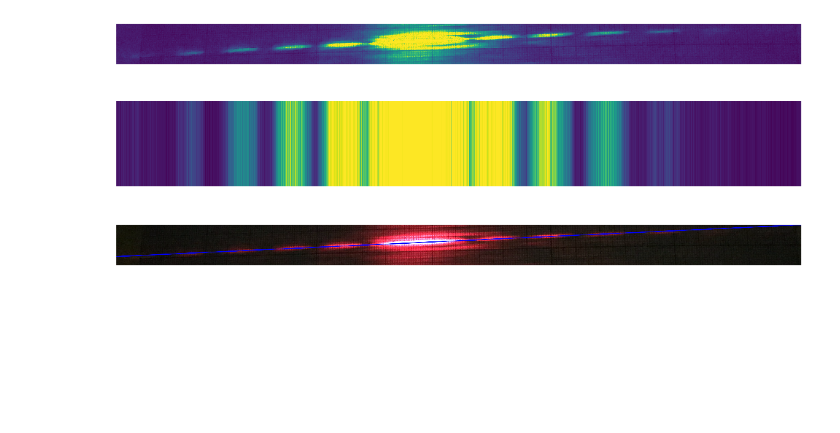
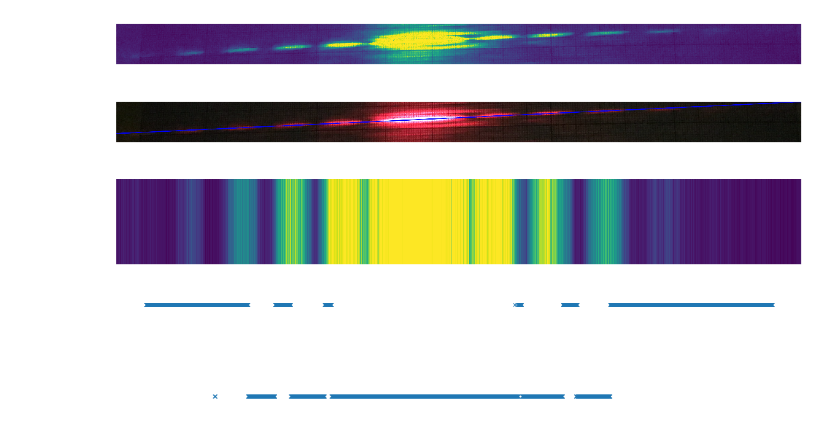
Before and after one commit to Pyxidatol-C/PhyIA, a Jupyter notebook: scripts/length.ipynb, the cells around one changed output. Saved outputs shown, nothing was run; the diff lists cells and outputs as text; code cells hidden in the pictures; blank space fills up the shorter version.

```diff
--- a/scripts/length.ipynb
+++ b/scripts/length.ipynb
@@ -13,12 +13,6 @@ plt.axis('off')
 plt.show()
 # %% [output]
 [figure]
-# %%
-plt.axis('off')
-plt.imshow(np.array([pattern(im, (m, k))] * 500))
-plt.show()
-# %% [output]
-[figure, removed]
 # %%
 def dy_to_pts(im, m, k):
     return (0, k), (im.shape[1] - 1, int(round(m * (im.shape[1] - 1) + k)))
@@ -34,3 +28,18 @@ plt.savefig('processed-data/axis.png', dpi=256)
 plt.show()
 # %% [output]
 [figure]
+# %%
+plt.axis('off')
+plt.imshow(np.array([pattern(im, (m, k))] * 500))
+plt.show()
+# %% [output]
+[figure, added]
+# %%
+patt = np.array(pattern(im, (m, k)))
+edge = patt <= 75
+
+plt.axis('off')
+plt.plot(edge, 'x')
+plt.show()
+# %% [output]
+[figure, added]
```
Also changed, not shown: 4 other files.
